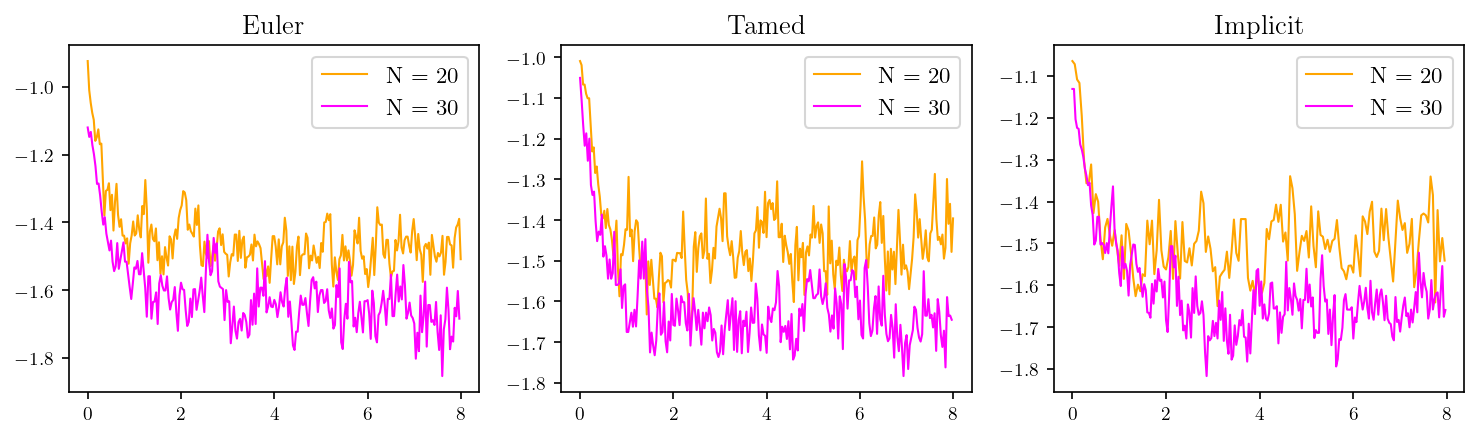
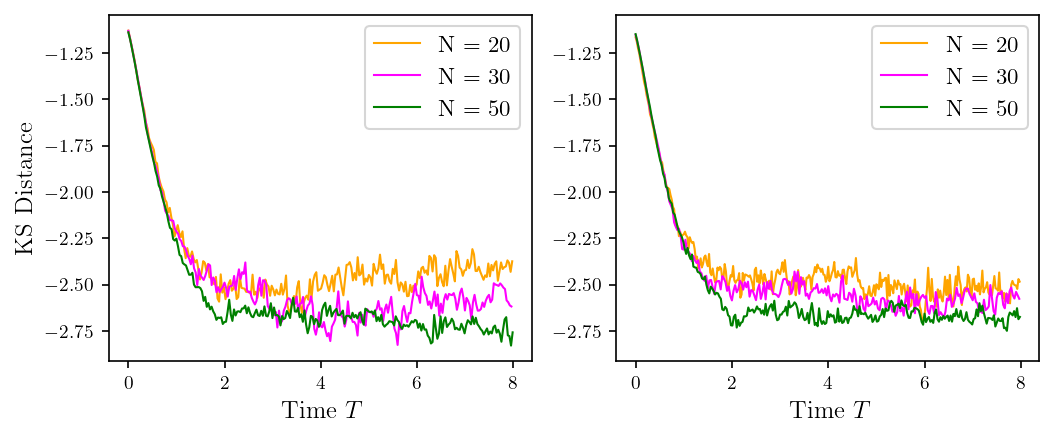
Code edit (unified diff) that turned the first committed figure into the second:
--- before
+++ after
@@ -1,6 +1,13 @@
-fig, axes = plt.subplots(1, 3, figsize = (12, 3))
+# PLOTTER for ks decay.
+fixed_trials = 1000
+fig, axes = plt.subplots(1, 2, figsize = (8, 3))
+ax1, ax2 = axes
+# fig1, ax1 = plt.subplots(figsize = (4, 3))
+# fig2, ax2 = plt.subplots(figsize = (4, 3))
+# axes = [ax1, ax2]
+
 for ax, method in zip(axes, methods):
     for N in N_list:
-        key = (N, 5, method)
+        key = (N, fixed_trials, method)
         data = results[key]
         
@@ -8,5 +15,16 @@
 
     ax.legend(loc = "upper right")
-    ax.set_title(method.capitalize())
+    # ax.set_title(method.capitalize())
+    # ax.set_ylabel("KS Distance")
+    ax.set_xlabel(r"Time $T$")
 
+y_min = min(ax1.get_ylim()[0], ax2.get_ylim()[0])
+y_max = max(ax1.get_ylim()[1], ax2.get_ylim()[1])
+ax1.set_ylabel("KS Distance")
+for ax in axes:
+    ax.set_ylim(y_min, y_max)
+
+# fig1.savefig("figures/tamed-ks-decay-trials1000.pdf", bbox_inches = "tight", dpi = 100, format = "pdf")
+# fig2.savefig("figures/implicit-ks-decay-trials1000.pdf", bbox_inches = "tight", dpi = 100, format = "pdf")
+# Step size 1/2N and 1/4N^2. Pure quartic potential.
 plt.show()

Commit: long ks decay experiments, saved